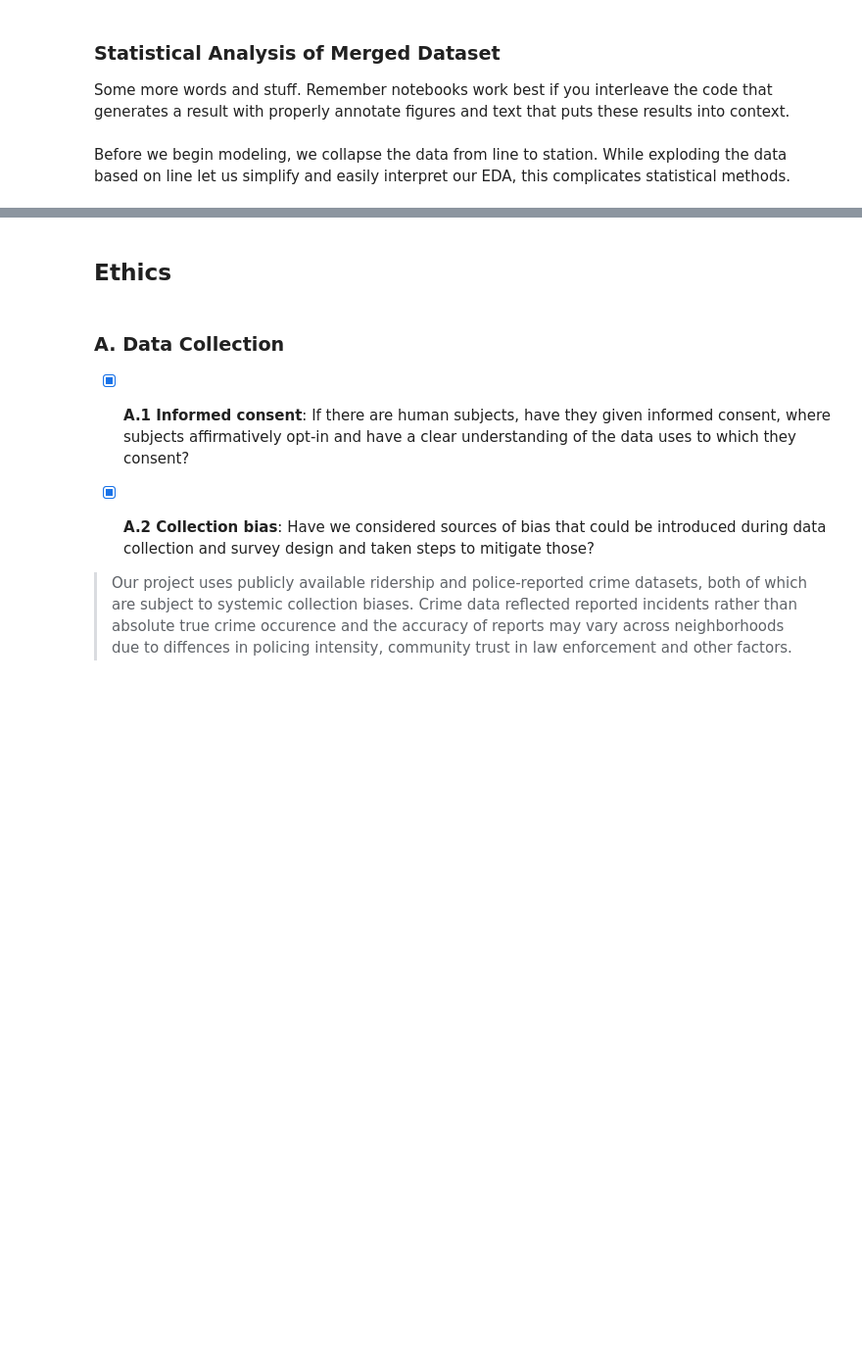
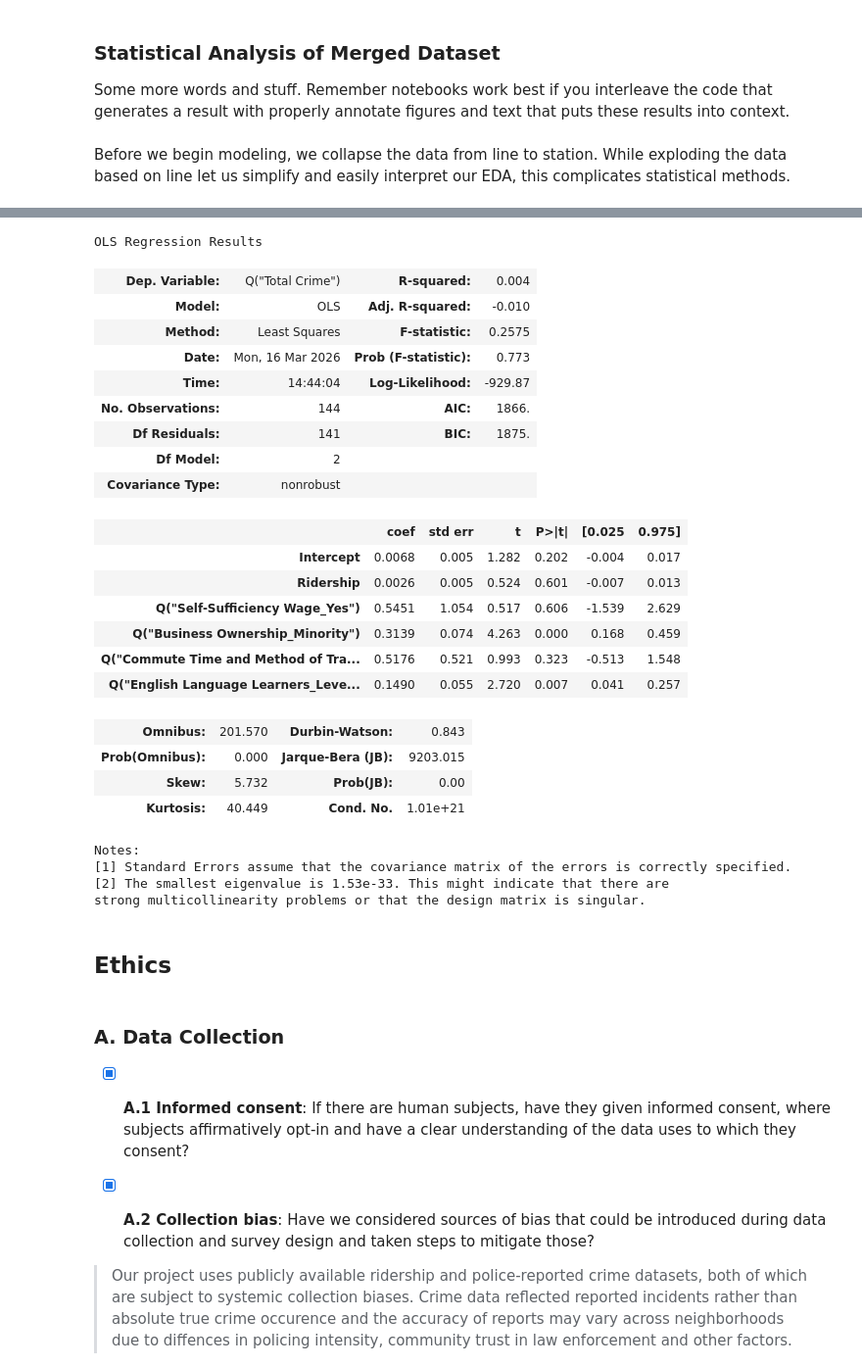
Before and after one commit to COGS108/Group022_WI26, a Jupyter notebook: 03-FinalProject.ipynb, the cells around one changed output, grey strips where cells are left out. Shown at 98% size. Saved outputs shown, nothing was run; the diff lists cells and outputs as text; code cells hidden in the pictures; blank space fills up the shorter version.

```diff
--- a/03-FinalProject.ipynb
+++ b/03-FinalProject.ipynb
@@ -593,3 +629,32 @@ pd.DataFrame(results)
+# %%
+model = smf.ols('Q("Total Crime") ~ Ridership + Q("Self-Sufficiency Wage_Yes") + Q("Business Ownership_Minority") + Q("Commute Time and Method of Transportation_Total Private Motor Vehicle") + Q("English Language Learners_Level 1")', data=df).fit()
+model.summary()
+# %% [output]
+OLS Regression Results
+| Dep. Variable: | Q("Total Crime") | R-squared: | 0.004 |
+| Model: | OLS | Adj. R-squared: | -0.010 |
+| Method: | Least Squares | F-statistic: | 0.2575 |
+| Date: | Mon, 16 Mar 2026 | Prob (F-statistic): | 0.773 |
+| Time: | 14:44:04 | Log-Likelihood: | -929.87 |
+| No. Observations: | 144 | AIC: | 1866. |
+| Df Residuals: | 141 | BIC: | 1875. |
+| Df Model: | 2 |  |  |
+| Covariance Type: | nonrobust |  |  |
+|  | coef | std err | t | P>|t| | [0.025 | 0.975] |
+| Intercept | 0.0068 | 0.005 | 1.282 | 0.202 | -0.004 | 0.017 |
+| Ridership | 0.0026 | 0.005 | 0.524 | 0.601 | -0.007 | 0.013 |
+| Q("Self-Sufficiency Wage_Yes") | 0.5451 | 1.054 | 0.517 | 0.606 | -1.539 | 2.629 |
+| Q("Business Ownership_Minority") | 0.3139 | 0.074 | 4.263 | 0.000 | 0.168 | 0.459 |
+| Q("Commute Time and Method of Tra... | 0.5176 | 0.521 | 0.993 | 0.323 | -0.513 | 1.548 |
+| Q("English Language Learners_Leve... | 0.1490 | 0.055 | 2.720 | 0.007 | 0.041 | 0.257 |
+| Omnibus: | 201.570 | Durbin-Watson: | 0.843 |
+| Prob(Omnibus): | 0.000 | Jarque-Bera (JB): | 9203.015 |
+| Skew: | 5.732 | Prob(JB): | 0.00 |
+| Kurtosis: | 40.449 | Cond. No. | 1.01e+21 |
+Notes:
+[1] Standard Errors assume that the covariance matrix of the errors is correctly specified.
+[2] The smallest eigenvalue is 1.53e-33. This might indicate that there are
+strong multicollinearity problems or that the design matrix is singular.
 # %% [markdown]
 ## Ethics
 # %% [markdown]
```
Also changed, not shown: parts of 6 cells of this notebook.
